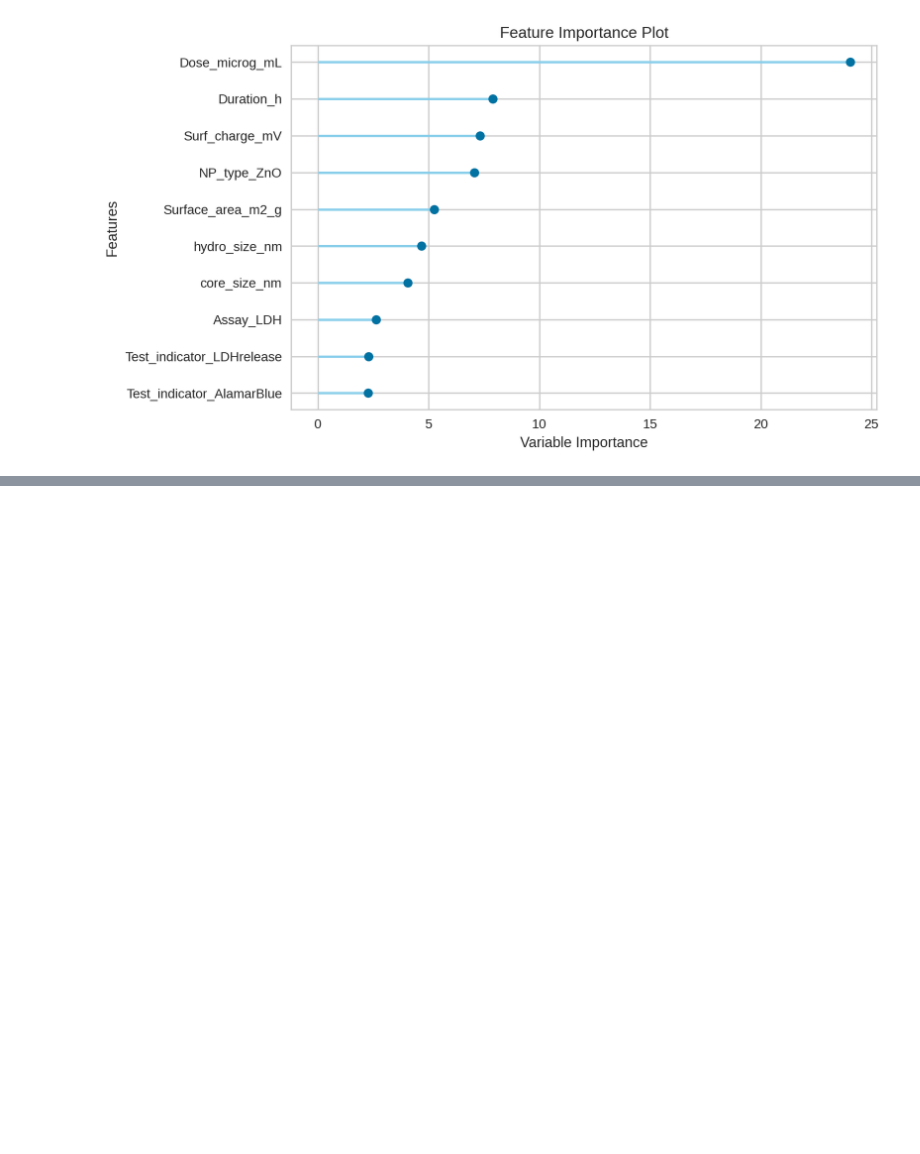
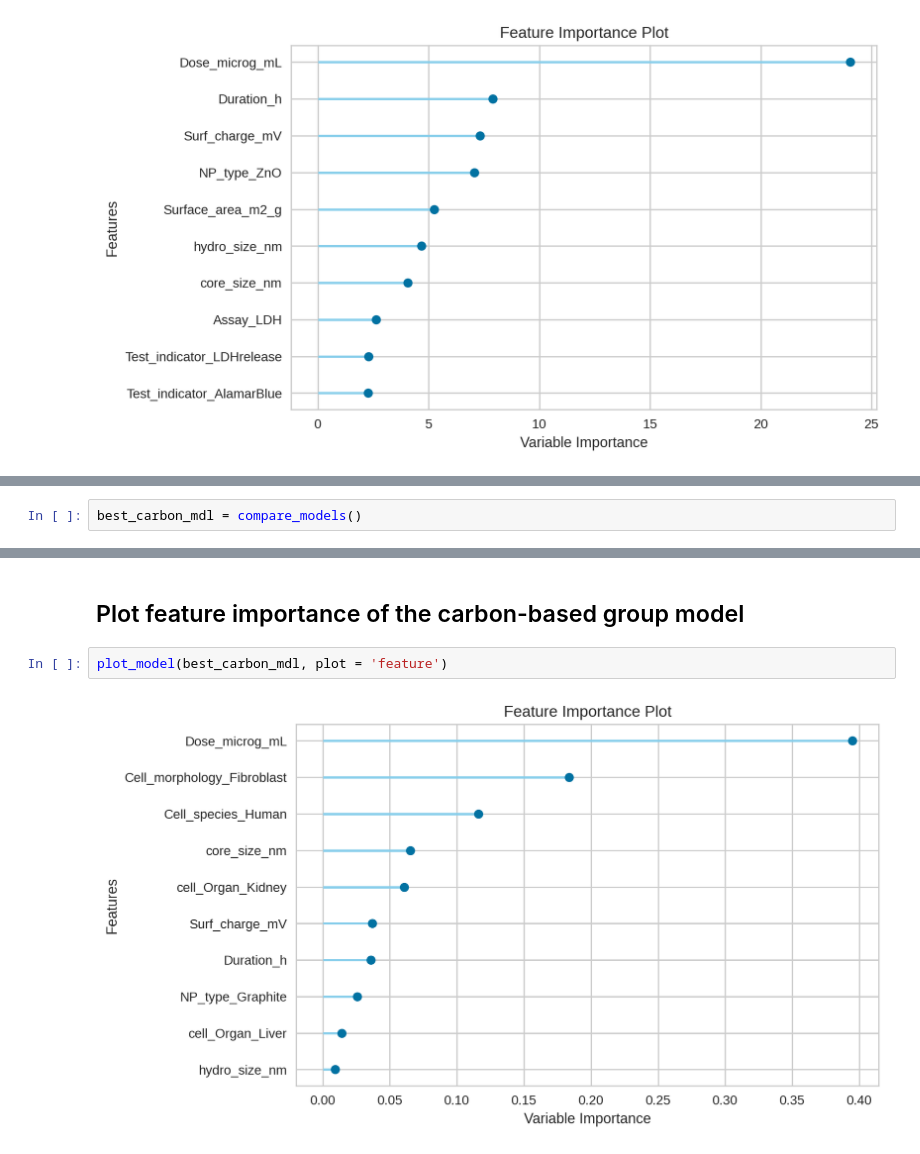
Before and after one commit to ammar257ammar/Nanosafety-ML-pycaret, a Jupyter notebook: analysis.ipynb, the cells around one changed output, grey strips where cells are left out. Saved outputs shown, nothing was run; the diff lists cells and outputs as text; blank space fills up the shorter version.

Commit message:
Add the carbon-based NMs regression model

```diff
--- a/analysis.ipynb
+++ b/analysis.ipynb
@@ -905,0 +1020,2 @@ plot_model(best_metal_oxide_mdl, plot = 'feature')
+# %%
+best_carbon_mdl = compare_models()
@@ -905,0 +1061,6 @@ plot_model(best_metal_oxide_mdl, plot = 'feature')
+# %% [markdown]
+## Plot feature importance of the carbon-based group model
+# %%
+plot_model(best_carbon_mdl, plot = 'feature')
+# %% [output]
+[figure, added]
```
Also changed, not shown: parts of 10 cells of this notebook.
